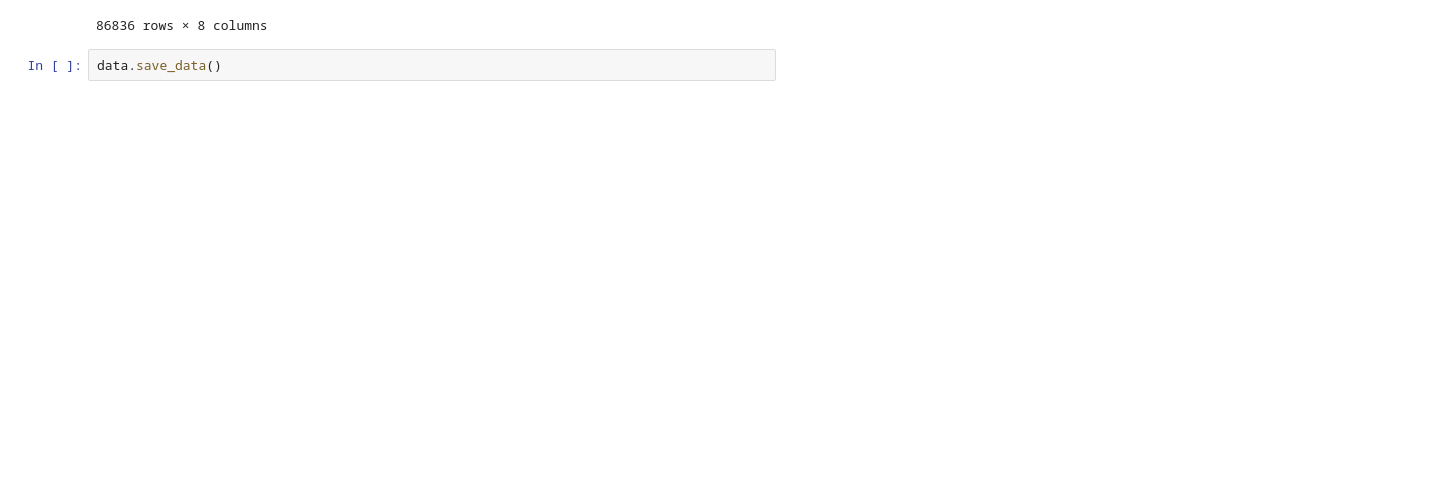
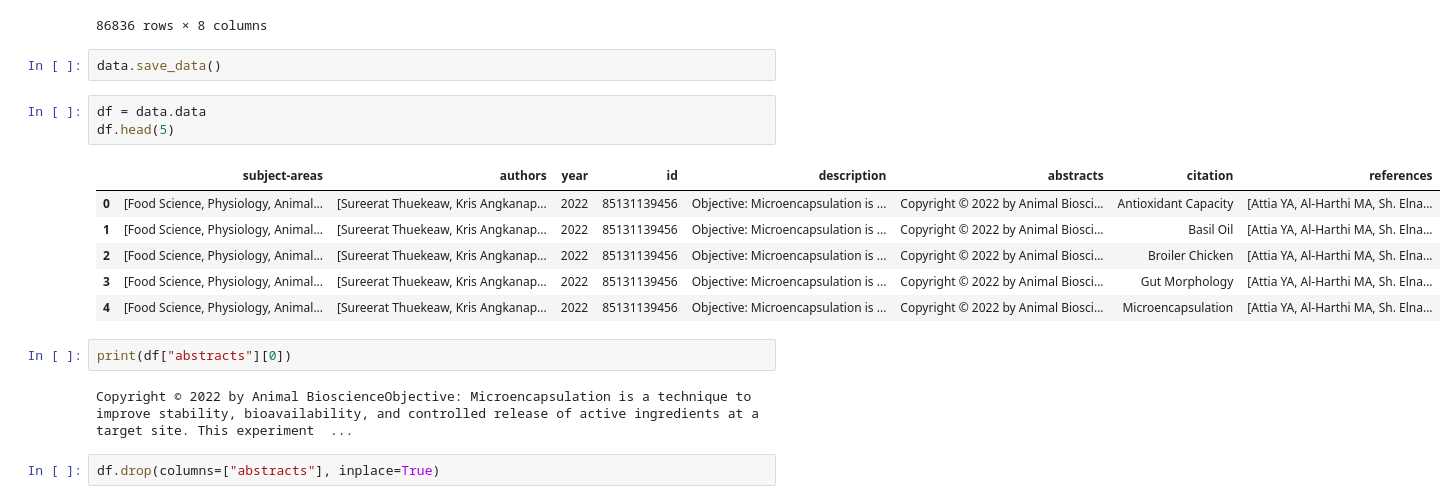
Before and after one commit to Pongsaky/dsde-project, a Jupyter notebook: prepare_data.ipynb, the cells around one changed output. Saved outputs shown, nothing was run; the diff lists cells and outputs as text; blank space fills up the shorter version.

```diff
--- a/prepare_data.ipynb
+++ b/prepare_data.ipynb
@@ -176,3 +176,19 @@ data.data
 86836 rows × 8 columns
 # %%
 data.save_data()
+# %%
+df = data.data
+df.head(5)
+# %% [output]
+|  | subject-areas | authors | year | id | description | abstracts | citation | references |
+| 0 | [Food Science, Physiology, Animal... | [Sureerat Thuekeaw, Kris Angkanap... | 2022 | 85131139456 | Objective: Microencapsulation is ... | Copyright © 2022 by Animal Biosci... | Antioxidant Capacity | [Attia YA, Al-Harthi MA, Sh. Elna... |
+| 1 | [Food Science, Physiology, Animal... | [Sureerat Thuekeaw, Kris Angkanap... | 2022 | 85131139456 | Objective: Microencapsulation is ... | Copyright © 2022 by Animal Biosci... | Basil Oil | [Attia YA, Al-Harthi MA, Sh. Elna... |
+| 2 | [Food Science, Physiology, Animal... | [Sureerat Thuekeaw, Kris Angkanap... | 2022 | 85131139456 | Objective: Microencapsulation is ... | Copyright © 2022 by Animal Biosci... | Broiler Chicken | [Attia YA, Al-Harthi MA, Sh. Elna... |
+| 3 | [Food Science, Physiology, Animal... | [Sureerat Thuekeaw, Kris Angkanap... | 2022 | 85131139456 | Objective: Microencapsulation is ... | Copyright © 2022 by Animal Biosci... | Gut Morphology | [Attia YA, Al-Harthi MA, Sh. Elna... |
+| 4 | [Food Science, Physiology, Animal... | [Sureerat Thuekeaw, Kris Angkanap... | 2022 | 85131139456 | Objective: Microencapsulation is ... | Copyright © 2022 by Animal Biosci... | Microencapsulation | [Attia YA, Al-Harthi MA, Sh. Elna... |
+# %%
+print(df["abstracts"][0])
+# %% [output]
+Copyright © 2022 by Animal BioscienceObjective: Microencapsulation is a technique to improve stability, bioavailability, and controlled release of active ingredients at a target site. This experiment  ...
+# %%
+df.drop(columns=["abstracts"], inplace=True)
```
Also changed, not shown: parts of 4 cells of this notebook, 2 other files.
